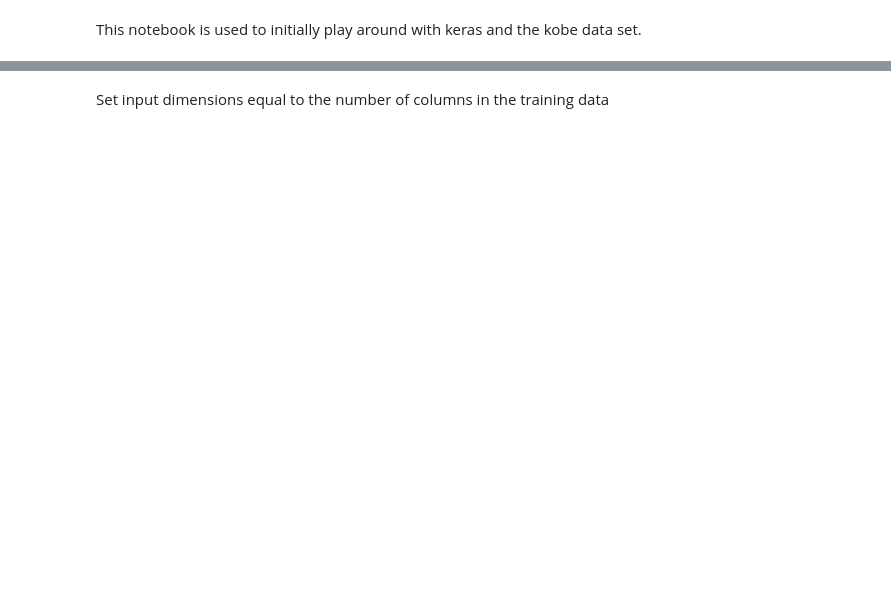
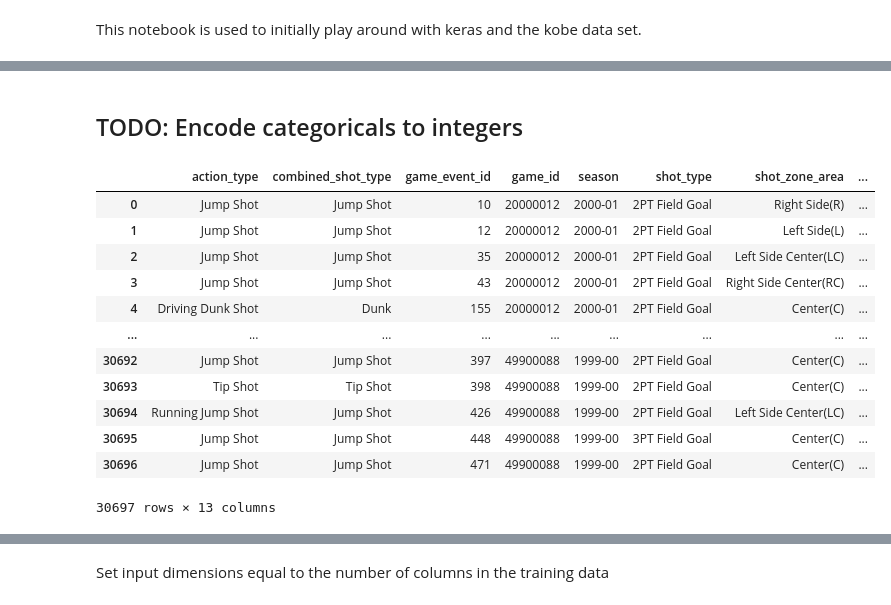
Before and after one commit to misharigot/kobe, a Jupyter notebook: model/model.ipynb, the cells around one changed output, grey strips where cells are left out. Drawn from its saved outputs; the diff is of its cells as text; code cells hidden in the pictures; blank space fills up the shorter version.

```diff
--- a/model/model.ipynb
+++ b/model/model.ipynb
@@ -143,0 +99,41 @@ x = le.fit_transform(train[0])
+# %%
+# Categorize all columns based on their data type
+categoricals = [
+    'action_type',
+    'combined_shot_type',
+    'game_event_id', # Meaning?
+    'game_id',
+    'season',
+    'shot_type',
+    'shot_zone_area',
+    'shot_zone_basic',
+    'shot_zone_range',
+    'team_id',
+    'team_name',
+    'matchup',
+    'opponent'
+]
+
+temporal = [
+    'game_date'
+]
+
+remaining = [
+    'lat',
+    'loc_x',
+    'loc_y',
+    'lon',
+    'period',
+    'shot_distance',
+    'time_remaining',
+    'shot_made_flag'  # y label
+]
+
+perhaps_to_exclude = [
+    'shot_id',            # Just an auto-increment id, does not mean anything
+    'minutes_remaining',  # Not needed, since we use the engineered field 'time_remaining'
+    'seconds_remaining'   # Not needed, since we use the engineered field 'time_remaining'
+]
+
+# Convert to categorical
+df[categoricals] = df[categoricals].astype('category')
@@ -143,0 +169,19 @@ x = le.fit_transform(train[0])
+# %% [markdown]
+## TODO: Encode categoricals to integers
+# %%
+cat_cols = df[categoricals]
+cat_cols
+# %% [output]
+|  | action_type | combined_shot_type | game_event_id | game_id | season | shot_type | shot_zone_area | ... |
+| 0 | Jump Shot | Jump Shot | 10 | 20000012 | 2000-01 | 2PT Field Goal | Right Side(R) | ... |
+| 1 | Jump Shot | Jump Shot | 12 | 20000012 | 2000-01 | 2PT Field Goal | Left Side(L) | ... |
+| 2 | Jump Shot | Jump Shot | 35 | 20000012 | 2000-01 | 2PT Field Goal | Left Side Center(LC) | ... |
+| 3 | Jump Shot | Jump Shot | 43 | 20000012 | 2000-01 | 2PT Field Goal | Right Side Center(RC) | ... |
+| 4 | Driving Dunk Shot | Dunk | 155 | 20000012 | 2000-01 | 2PT Field Goal | Center(C) | ... |
+| ... | ... | ... | ... | ... | ... | ... | ... | ... |
+| 30692 | Jump Shot | Jump Shot | 397 | 49900088 | 1999-00 | 2PT Field Goal | Center(C) | ... |
+| 30693 | Tip Shot | Tip Shot | 398 | 49900088 | 1999-00 | 2PT Field Goal | Center(C) | ... |
+| 30694 | Running Jump Shot | Jump Shot | 426 | 49900088 | 1999-00 | 2PT Field Goal | Left Side Center(LC) | ... |
+| 30695 | Jump Shot | Jump Shot | 448 | 49900088 | 1999-00 | 3PT Field Goal | Center(C) | ... |
+| 30696 | Jump Shot | Jump Shot | 471 | 49900088 | 1999-00 | 2PT Field Goal | Center(C) | ... |
+30697 rows × 13 columns
```
Also changed, not shown: parts of 51 cells of this notebook.
